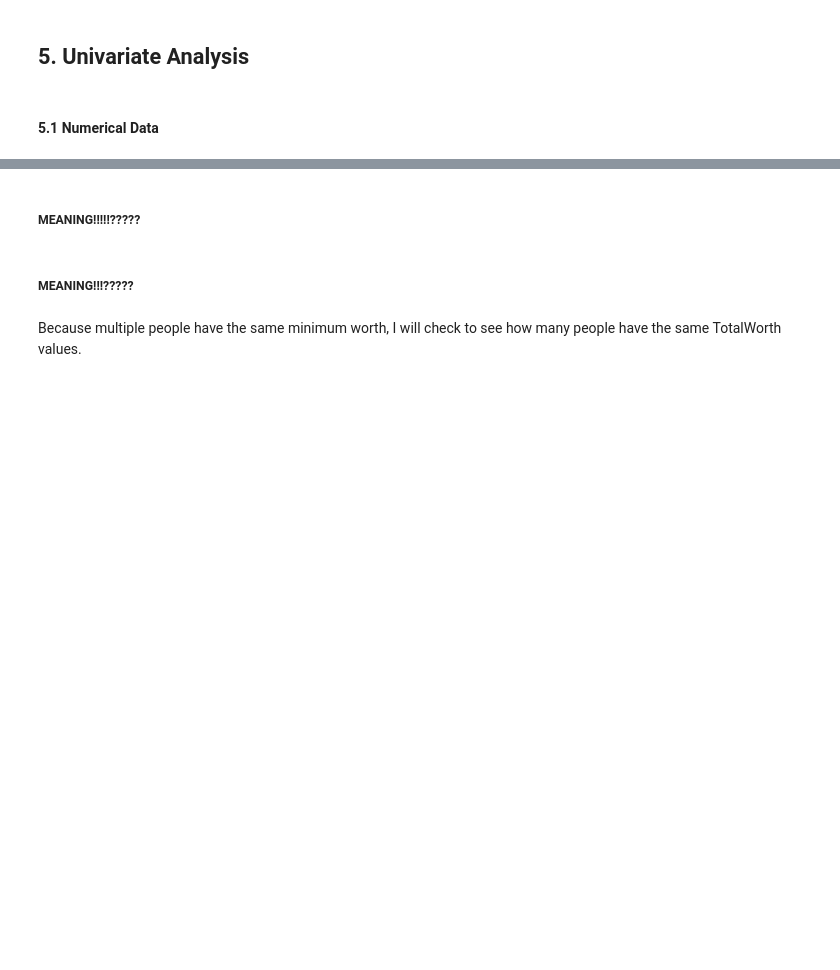
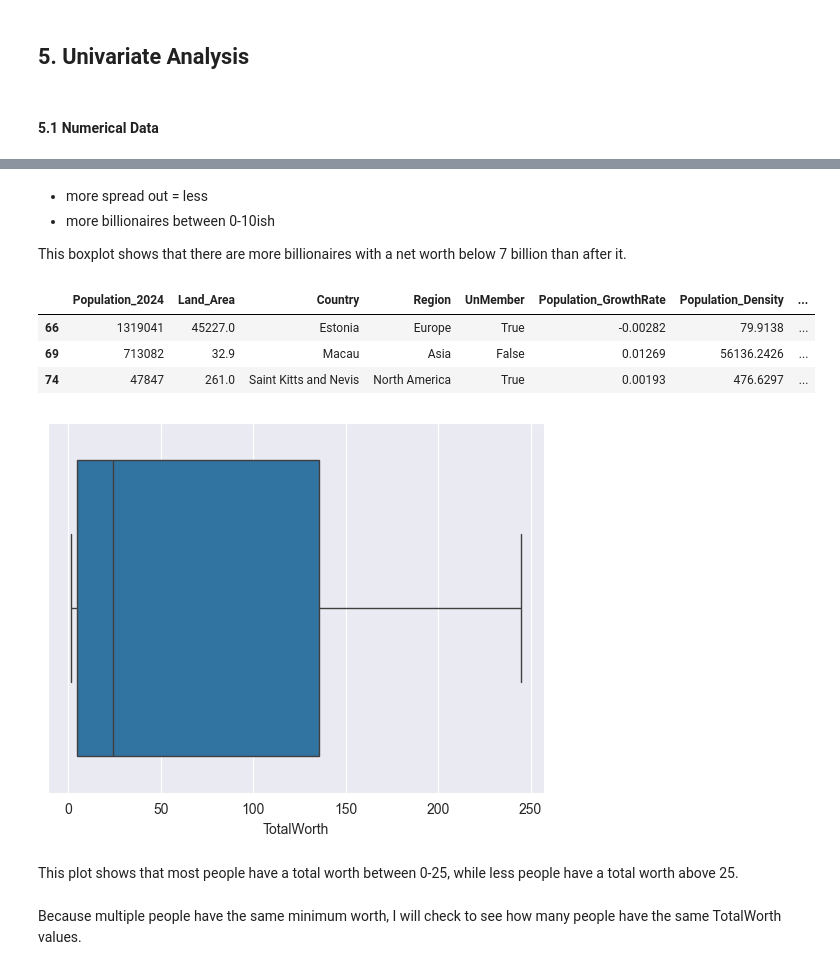
Before and after one commit to nnandani25/BillionaireData-Analysis, a Jupyter notebook: dataanalysis.ipynb, the cells around one changed output, grey strips where cells are left out. Saved outputs shown, nothing was run; the diff lists cells and outputs as text; code cells hidden in the pictures; blank space fills up the shorter version.

```diff
--- a/dataanalysis.ipynb
+++ b/dataanalysis.ipynb
@@ -69,10 +156,18 @@ df = df.sort_values("NetWorth", ascending = False)
+# %% [markdown]
+- more spread out = less
+- more billionaires between 0-10ish
+
+This boxplot shows that there are more billionaires with a net worth below 7 billion than after it.
 # %%
-# Boxplot for the net worth of the billionaires
-sns.boxplot(data=df, x="NetWorth")
-plt.xlim(0,215)
+# Boxplot for the total worth of the billionaires
+sns.boxplot(data=df, x="TotalWorth", showfliers=False)
 
-# Finding the data for the person with the highest and lowest net worth
-df.loc[df["NetWorth"] == df["NetWorth"].max()]
-df.loc[df["NetWorth"] == df["NetWorth"].min()]
+# Finding the data for the person with the highest and lowest total worth
+df.loc[df["TotalWorth"] == df["TotalWorth"].max()]
+df.loc[df["TotalWorth"] == df["TotalWorth"].min()]
+# %% [output]
+|  | Population_2024 | Land_Area | Country | Region | UnMember | Population_GrowthRate | Population_Density | ... |
+| 66 | 1319041 | 45227.0 | Estonia | Europe | True | -0.00282 | 79.9138 | ... |
+| 69 | 713082 | 32.9 | Macau | Asia | False | 0.01269 | 56136.2426 | ... |
+| 74 | 47847 | 261.0 | Saint Kitts and Nevis | North America | True | 0.00193 | 476.6297 | ... |
+[figure, added]
-# %% [markdown]
-##### MEANING!!!!!?????
@@ -87,5 +174,5 @@ df.loc[df["TotalWorth"] == df["TotalWorth"].min()]
-# %% [markdown]
-##### MEANING!!!?????
+# %% [markdown]
+This plot shows that most people have a total worth between 0-25, while less people have a total worth above 25.
 # %% [markdown]
 Because multiple people have the same minimum worth, I will check to see how many people have the same TotalWorth values.
 # %%
```
Also changed, not shown: parts of 86 cells of this notebook.
